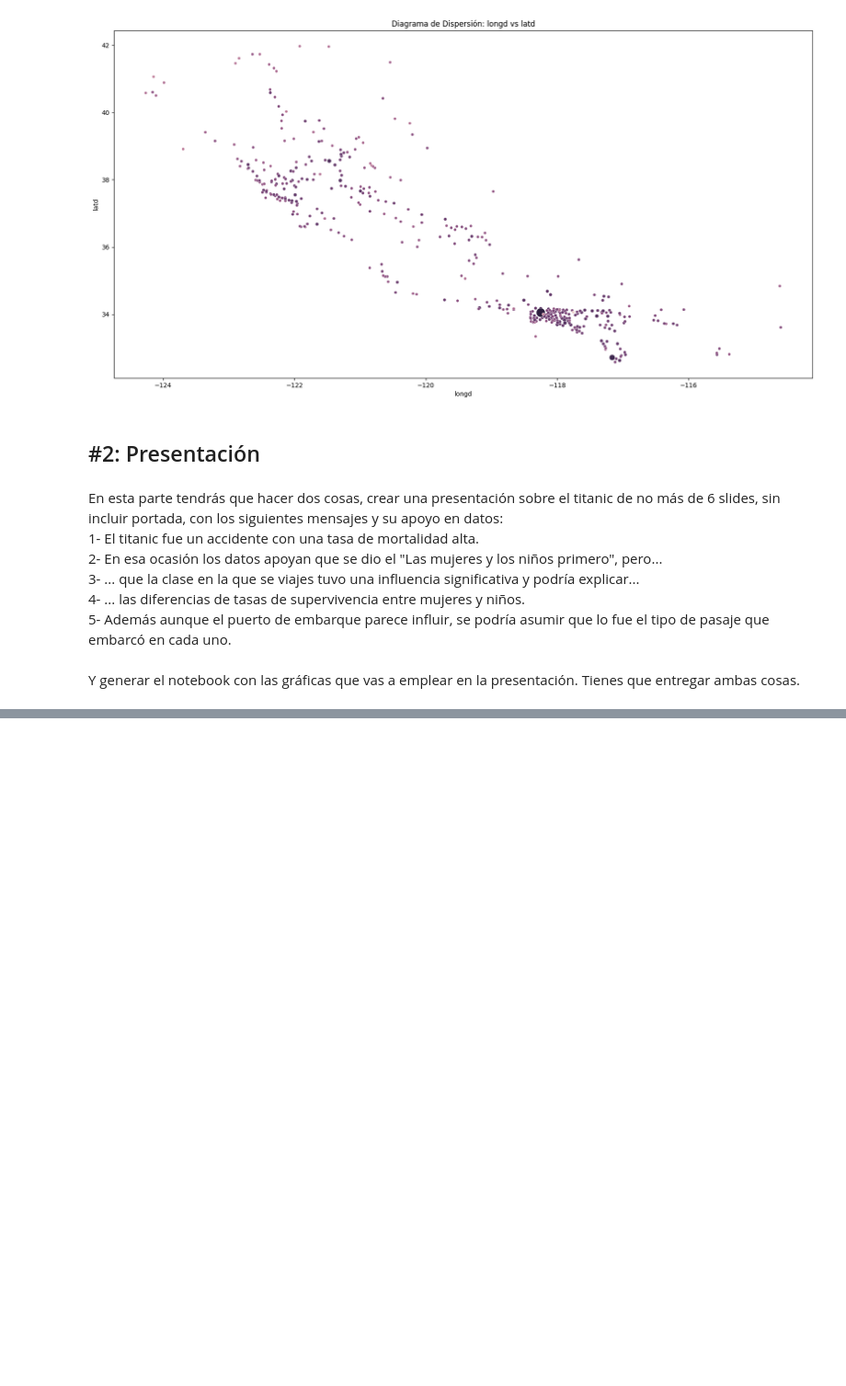
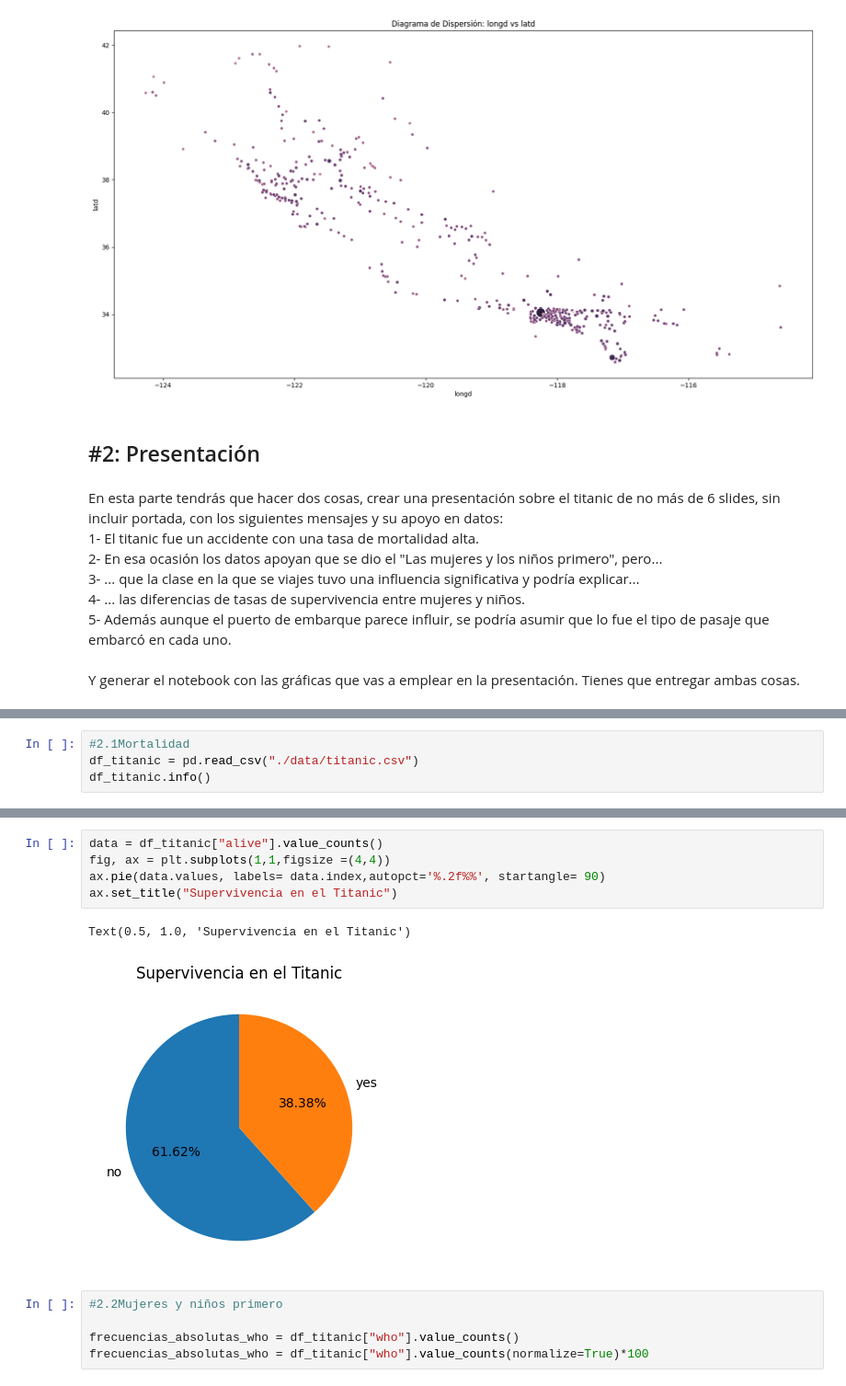
Before and after one commit to JesusGs91/ONLINE_DS_THEBRIDGE_JesusGonzalezSuarez, a Jupyter notebook: Sprint8/Unidad_02/Practica_Obligatoria/18_Practica_Obligatoria_Visualizacion_Presentacion.ipynb, the cells around one changed output, grey strips where cells are left out. Shown at 92% size. Saved outputs shown, nothing was run; the diff lists cells and outputs as text; blank space fills up the shorter version.

```diff
--- a/Sprint8/Unidad_02/Practica_Obligatoria/18_Practica_Obligatoria_Visualizacion_Presentacion.ipynb
+++ b/Sprint8/Unidad_02/Practica_Obligatoria/18_Practica_Obligatoria_Visualizacion_Presentacion.ipynb
@@ -124,0 +129,4 @@ Y generar el notebook con las gráficas que vas a emplear en la presentación. T
+# %%
+#2.1Mortalidad
+df_titanic = pd.read_csv("./data/titanic.csv")
+df_titanic.info()
@@ -124,0 +151,13 @@ Y generar el notebook con las gráficas que vas a emplear en la presentación. T
+# %%
+data = df_titanic["alive"].value_counts()
+fig, ax = plt.subplots(1,1,figsize =(4,4))
+ax.pie(data.values, labels= data.index,autopct='%.2f%%', startangle= 90)
+ax.set_title("Supervivencia en el Titanic")
+# %% [output]
+Text(0.5, 1.0, 'Supervivencia en el Titanic')
+[figure, added]
+# %%
+#2.2Mujeres y niños primero
+
+frecuencias_absolutas_who = df_titanic["who"].value_counts()
+frecuencias_absolutas_who = df_titanic["who"].value_counts(normalize=True)*100
```
Also changed, not shown: parts of 8 cells of this notebook.
